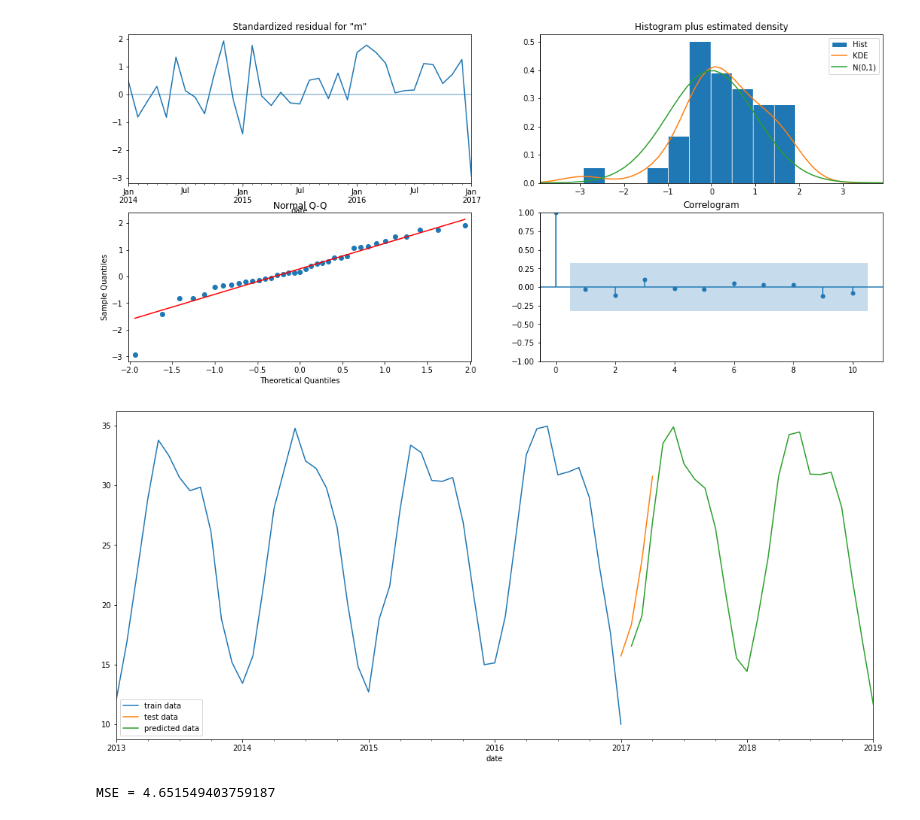
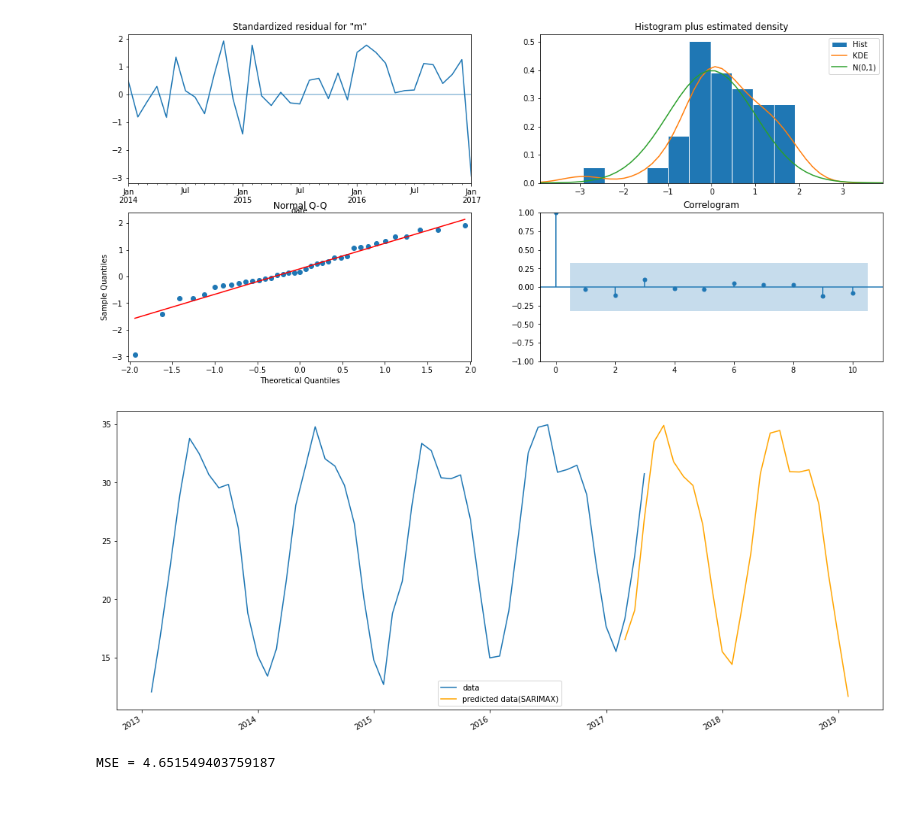
Before and after one commit to maxim8051/TimeSeriesItmoLab, a Jupyter notebook: TimeSeries.ipynb, the cells around one changed output. Saved outputs shown, nothing was run; the diff lists cells and outputs as text; code cells hidden in the pictures.

```diff
--- a/TimeSeries.ipynb
+++ b/TimeSeries.ipynb
@@ -151,13 +157,12 @@ df_test_m = pd.DataFrame(df_test['meantemp'].resample('M').mean())
 predictions= results.get_forecast(steps=24).predicted_mean
 # %%
 fig, ax = plt.subplots()
-df_m['meantemp'].plot(legend=True)
-df_test_m['meantemp'].plot(legend=True)
-predictions.plot(legend=True)
-ax.legend(['train data', 'test data', 'predicted data'])
+plt.plot(df['meantemp'].resample('M').mean())
+predictions.plot(legend=True, color='orange')
+ax.legend(['data', 'predicted data(SARIMAX)'])
 plt.show()
 # %% [output]
-[figure, old version]
+[figure, new version]
 # %%
 mse = mean_squared_error(df_test_m, predictions[:4])
 print(f'MSE = {mse}')
```
Also changed, not shown: parts of 12 cells of this notebook.
